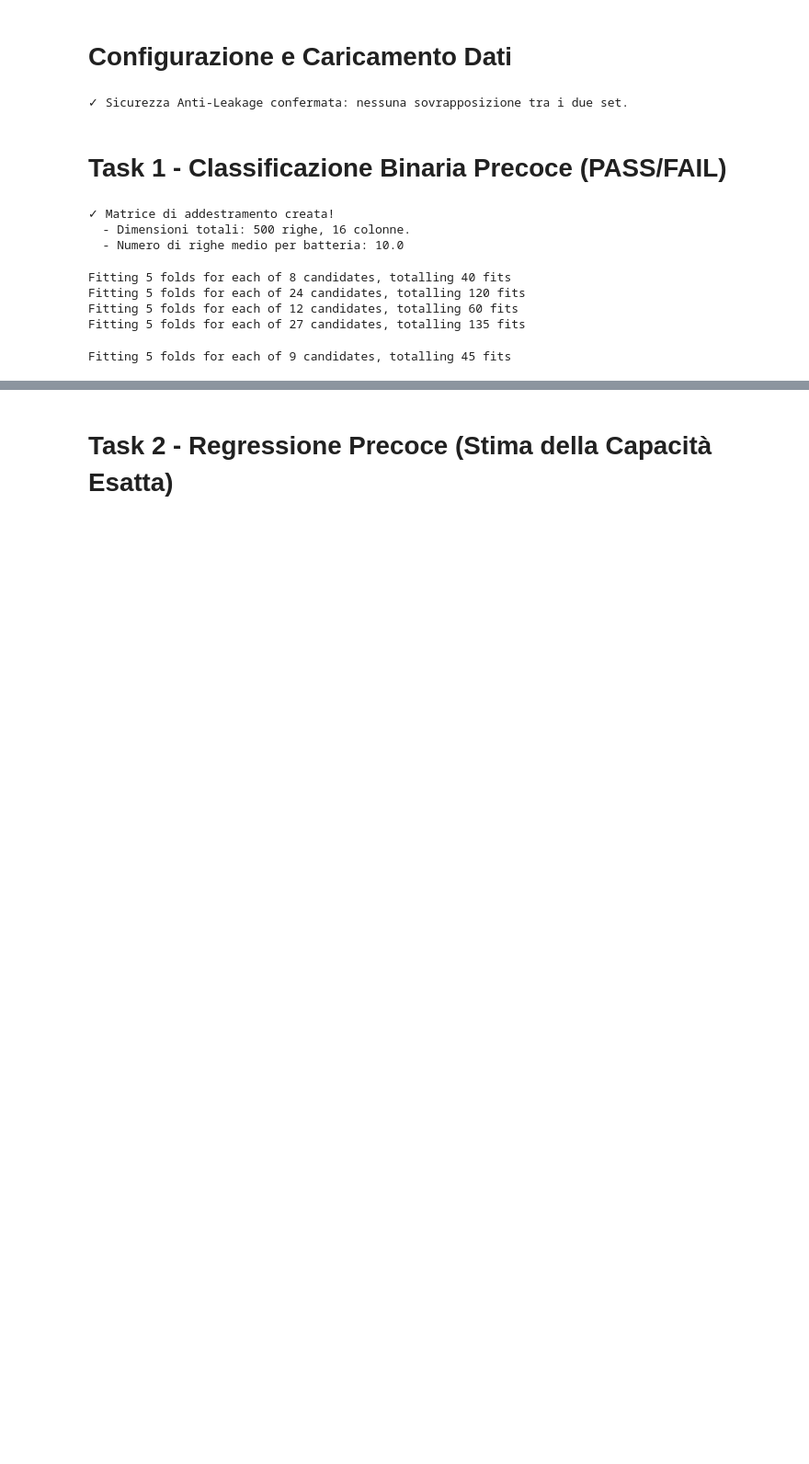
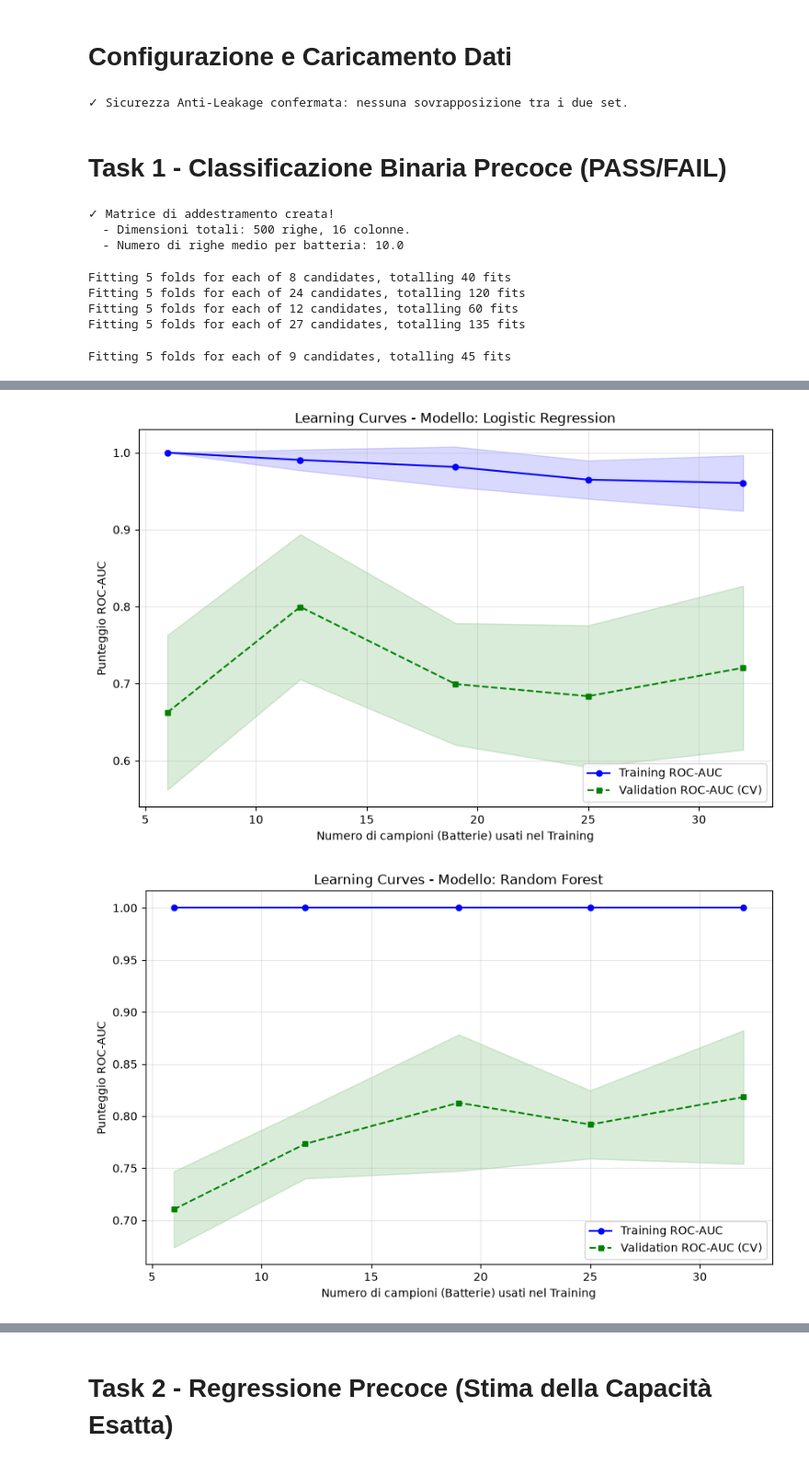
Before and after one commit to sforin/BatteryPrediction_FAI, a Jupyter notebook: notebook.ipynb, the cells around one changed output, grey strips where cells are left out. Shown at 92% size. Drawn from its saved outputs; the diff is of its cells as text; code cells hidden in the pictures; blank space fills up the shorter version.

```diff
--- a/notebook.ipynb
+++ b/notebook.ipynb
@@ -610,0 +607,48 @@ weighted avg       0.93      0.92      0.92        13
+# %%
+def plot_learning_curve(
+        models_to_analyze,
+        X_train,
+        y_train,
+        groups_train):
+
+    for model_name, model_to_analyze in models_to_analyze.items():
+        sgkf = StratifiedGroupKFold(n_splits=3)
+        train_sizes, train_scores, test_scores = learning_curve(
+            estimator=model_to_analyze,
+            X=X_train,
+            y=y_train,
+            groups=groups_train,
+            train_sizes=np.linspace(0.2, 1.0, 5),
+            cv=sgkf,
+            scoring='roc_auc',
+            n_jobs=-1,
+            random_state=RANDOM_SEED
+        )
+        train_mean = np.mean(train_scores, axis=1)
+        train_std = np.std(train_scores, axis=1)
+        test_mean = np.mean(test_scores, axis=1)
+        test_std = np.std(test_scores, axis=1)
+
+        plt.figure(figsize=(10, 6))
+        plt.plot(train_sizes, train_mean, color='blue', marker='o', markersize=5, label='Training ROC-AUC')
+        plt.fill_between(train_sizes, train_mean + train_std, train_mean - train_std, alpha=0.15, color='blue')
+
+        plt.plot(train_sizes, test_mean, color='green', linestyle='--', marker='s', markersize=5, label='Validation ROC-AUC (CV)')
+        plt.fill_between(train_sizes, test_mean + test_std, test_mean - test_std, alpha=0.15, color='green')
+
+        plt.title("Learning Curves - Modello: {}".format(model_name))
+        plt.xlabel("Numero di campioni (Batterie) usati nel Training")
+        plt.ylabel("Punteggio ROC-AUC")
+        plt.grid(True, alpha=0.3)
+        plt.legend(loc='lower right')
+        plt.show()
+# %%
+plot_learning_curve(
+    models_to_analyze=modelli_ottimizzati,
+    X_train=X_train_f,
+    y_train=y_train_f,
+    groups_train=groups_train
+)
+# %% [output]
+[figure, added]
+[figure, added]
```
Also changed, not shown: parts of 15 cells of this notebook, 2 other files.
